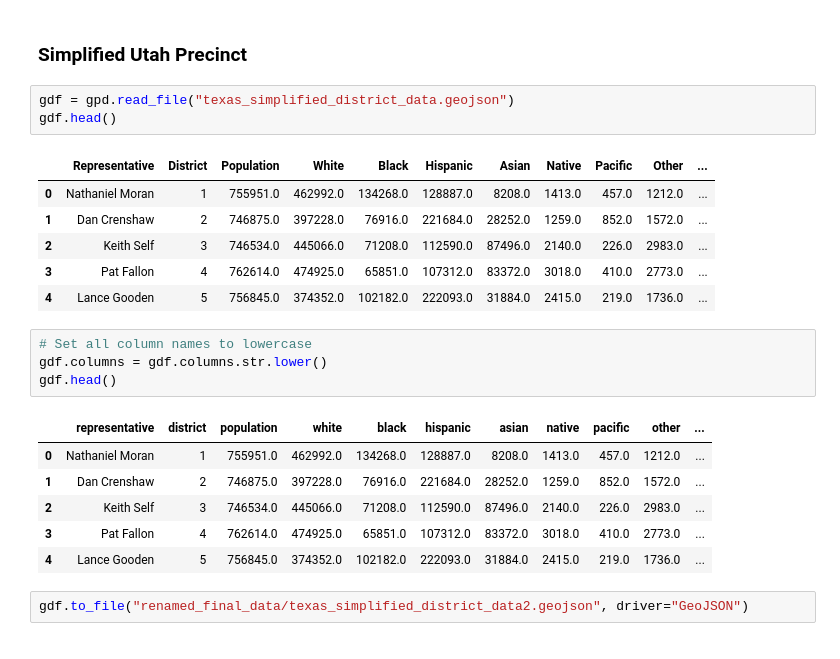
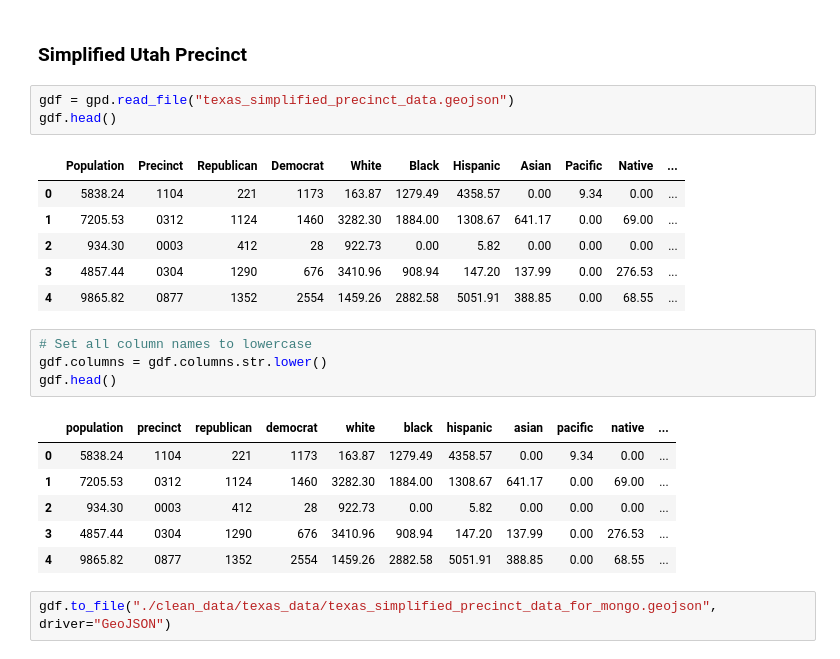
Before and after one commit to Ktuzinowski/CSE416-Project, a Jupyter notebook: preprocessing/smaller_utah_data.ipynb, the cells around one changed output. Cells and saved outputs as stored; diff of their text form.

```diff
--- a/preprocessing/smaller_utah_data.ipynb
+++ b/preprocessing/smaller_utah_data.ipynb
@@ -22,25 +22,25 @@ gdf.plot()
 # %% [markdown]
 ### Simplified Utah Precinct
 # %%
-gdf = gpd.read_file("texas_simplified_district_data.geojson")
+gdf = gpd.read_file("texas_simplified_precinct_data.geojson")
 gdf.head()
 # %% [output]
-|  | Representative | District | Population | White | Black | Hispanic | Asian | Native | Pacific | Other | ... |
-| 0 | Nathaniel Moran | 1 | 755951.0 | 462992.0 | 134268.0 | 128887.0 | 8208.0 | 1413.0 | 457.0 | 1212.0 | ... |
-| 1 | Dan Crenshaw | 2 | 746875.0 | 397228.0 | 76916.0 | 221684.0 | 28252.0 | 1259.0 | 852.0 | 1572.0 | ... |
-| 2 | Keith Self | 3 | 746534.0 | 445066.0 | 71208.0 | 112590.0 | 87496.0 | 2140.0 | 226.0 | 2983.0 | ... |
-| 3 | Pat Fallon | 4 | 762614.0 | 474925.0 | 65851.0 | 107312.0 | 83372.0 | 3018.0 | 410.0 | 2773.0 | ... |
-| 4 | Lance Gooden | 5 | 756845.0 | 374352.0 | 102182.0 | 222093.0 | 31884.0 | 2415.0 | 219.0 | 1736.0 | ... |
+|  | Population | Precinct | Republican | Democrat | White | Black | Hispanic | Asian | Pacific | Native | ... |
+| 0 | 5838.24 | 1104 | 221 | 1173 | 163.87 | 1279.49 | 4358.57 | 0.00 | 9.34 | 0.00 | ... |
+| 1 | 7205.53 | 0312 | 1124 | 1460 | 3282.30 | 1884.00 | 1308.67 | 641.17 | 0.00 | 69.00 | ... |
+| 2 | 934.30 | 0003 | 412 | 28 | 922.73 | 0.00 | 5.82 | 0.00 | 0.00 | 0.00 | ... |
+| 3 | 4857.44 | 0304 | 1290 | 676 | 3410.96 | 908.94 | 147.20 | 137.99 | 0.00 | 276.53 | ... |
+| 4 | 9865.82 | 0877 | 1352 | 2554 | 1459.26 | 2882.58 | 5051.91 | 388.85 | 0.00 | 68.55 | ... |
 # %%
 # Set all column names to lowercase
 gdf.columns = gdf.columns.str.lower()
 gdf.head()
 # %% [output]
-|  | representative | district | population | white | black | hispanic | asian | native | pacific | other | ... |
-| 0 | Nathaniel Moran | 1 | 755951.0 | 462992.0 | 134268.0 | 128887.0 | 8208.0 | 1413.0 | 457.0 | 1212.0 | ... |
-| 1 | Dan Crenshaw | 2 | 746875.0 | 397228.0 | 76916.0 | 221684.0 | 28252.0 | 1259.0 | 852.0 | 1572.0 | ... |
-| 2 | Keith Self | 3 | 746534.0 | 445066.0 | 71208.0 | 112590.0 | 87496.0 | 2140.0 | 226.0 | 2983.0 | ... |
-| 3 | Pat Fallon | 4 | 762614.0 | 474925.0 | 65851.0 | 107312.0 | 83372.0 | 3018.0 | 410.0 | 2773.0 | ... |
-| 4 | Lance Gooden | 5 | 756845.0 | 374352.0 | 102182.0 | 222093.0 | 31884.0 | 2415.0 | 219.0 | 1736.0 | ... |
+|  | population | precinct | republican | democrat | white | black | hispanic | asian | pacific | native | ... |
+| 0 | 5838.24 | 1104 | 221 | 1173 | 163.87 | 1279.49 | 4358.57 | 0.00 | 9.34 | 0.00 | ... |
+| 1 | 7205.53 | 0312 | 1124 | 1460 | 3282.30 | 1884.00 | 1308.67 | 641.17 | 0.00 | 69.00 | ... |
+| 2 | 934.30 | 0003 | 412 | 28 | 922.73 | 0.00 | 5.82 | 0.00 | 0.00 | 0.00 | ... |
+| 3 | 4857.44 | 0304 | 1290 | 676 | 3410.96 | 908.94 | 147.20 | 137.99 | 0.00 | 276.53 | ... |
+| 4 | 9865.82 | 0877 | 1352 | 2554 | 1459.26 | 2882.58 | 5051.91 | 388.85 | 0.00 | 68.55 | ... |
 # %%
-gdf.to_file("renamed_final_data/texas_simplified_district_data2.geojson", driver="GeoJSON")
+gdf.to_file("./clean_data/texas_data/texas_simplified_precinct_data_for_mongo.geojson", driver="GeoJSON")
```
Also changed, not shown: parts of 2 cells of this notebook, 1 other file.
